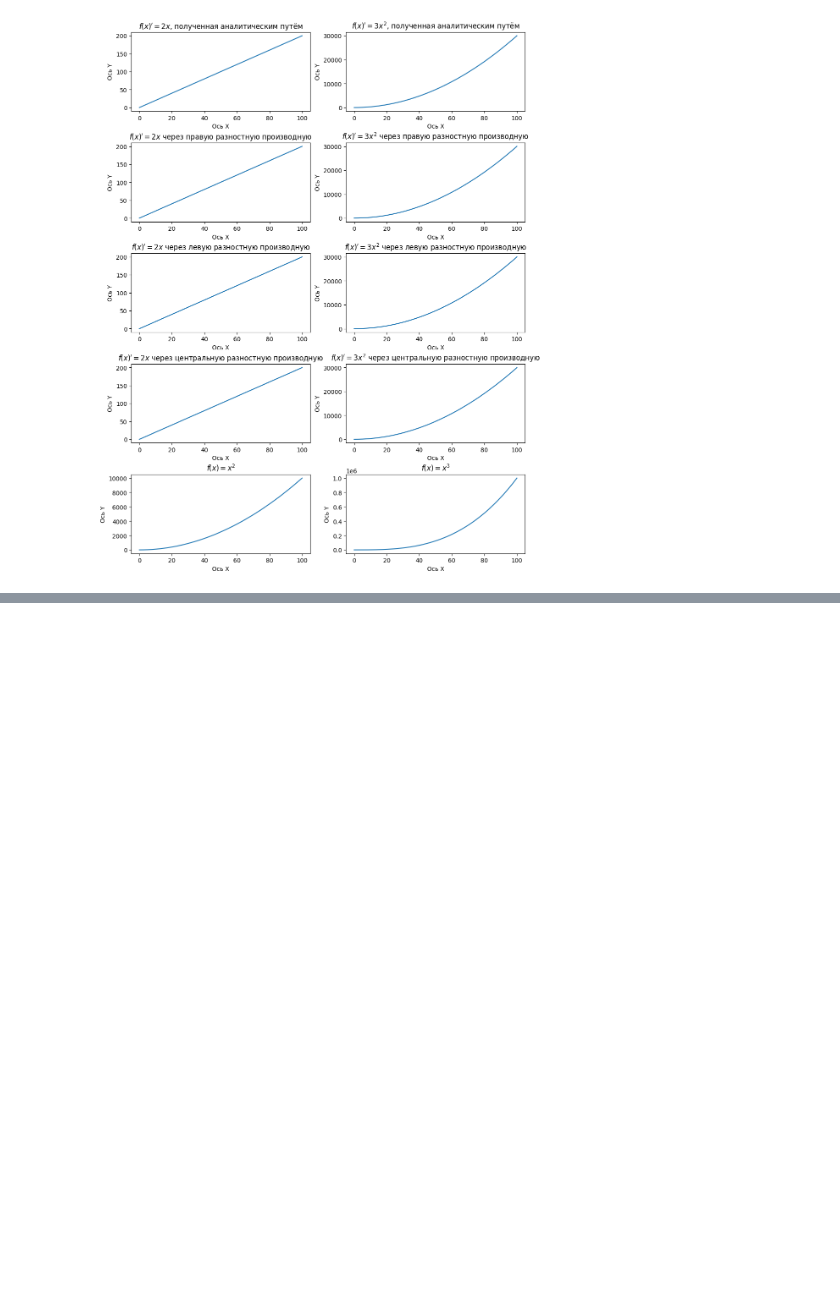
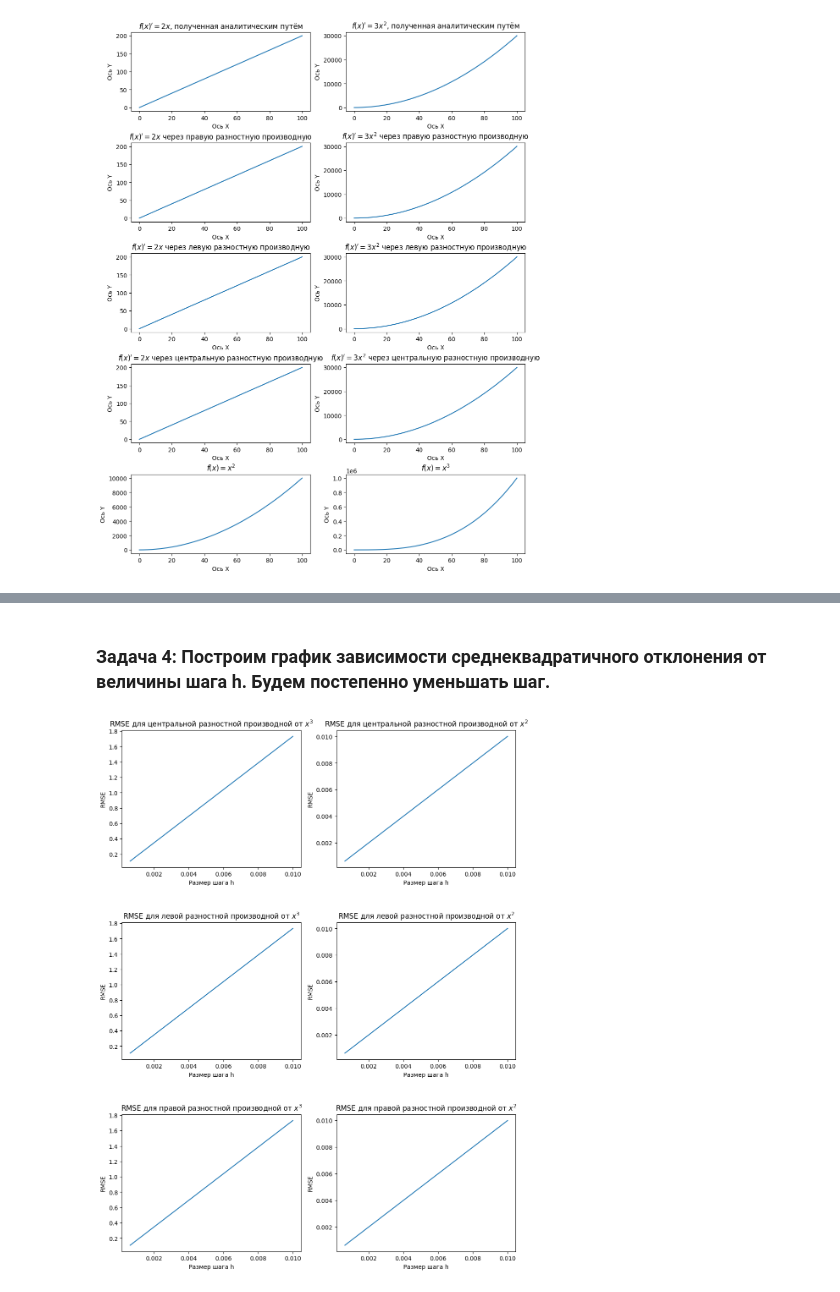
Before and after one commit to Dforgeek/ITMO-Applied-Math-4-sem, a Jupyter notebook: lab1/lab1.ipynb, the cells around one changed output, grey strips where cells are left out. Drawn from its saved outputs; the diff is of its cells as text; code cells hidden in the pictures; blank space fills up the shorter version.

```diff
--- a/lab1/lab1.ipynb
+++ b/lab1/lab1.ipynb
@@ -11,21 +10,15 @@
 import numpy as np
 
 
-def right_derivation(f, x_values, step):
-    ans = []
-    for x in x_values:
-        ans.append((f(x + step) - f(x)) / step)
-    return ans
+def right_deriv(f, x_values, step):
+    return [(f(x + step) - f(x)) / step for x in x_values]
 
 
-def left_derivation(f, x_values, step):
-    ans = []
-    for x in x_values:
-        ans.append((f(x) - f(x - step)) / step)
-    return ans
+def left_deriv(f, x_values, step):
+    return [(f(x) - f(x - step)) / step for x in x_values]
 
 
-def central_derivation(f, x_values, step):
+def central_deriv(f, x_values, step):
     ans = [(-3 * f(x_values[0]) + (4 * f(x_values[1])) - f(x_values[2])) / (2 * step)]
     for x in x_values[1:-1]:
         ans.append((f(x) - f(x - step)) / step)
@@ -42,7 +35,7 @@ def sqr_func(x):
     return x ** 2
 
 
-def cube_derivative(x):
+def cube_deriv(x):
     return 3 * (x ** 2)
 
 
@@ -138,0 +128,48 @@ rmse_values =
+# %% [markdown]
+### Задача 4: Построим график зависимости среднеквадратичного отклонения от величины шага h. Будем постепенно уменьшать шаг.
+# %%
+h_values = [h / 2 ** i for i in range(5)]
+rmse_central_cube = [RMSE(central_deriv(cube_func, np.linspace(a, b, round((b - a) / h_s)), h_s),
+                          cube_deriv(np.linspace(a, b, round((b - a) / h_s)))) for h_s in h_values]
+rmse_left_cube = [RMSE(left_deriv(cube_func, np.linspace(a, b, round((b - a) / h_s)), h_s),
+                       cube_deriv(np.linspace(a, b, round((b - a) / h_s)))) for h_s in h_values]
+rmse_right_cube = [RMSE(right_deriv(cube_func, np.linspace(a, b, round((b - a) / h_s)), h_s),
+                        cube_deriv(np.linspace(a, b, round((b - a) / h_s)))) for h_s in h_values]
+
+rmse_central_sqr = [RMSE(central_deriv(sqr_func, np.linspace(a, b, round((b - a) / h_s)), h_s),
+                         sqr_derivative(np.linspace(a, b, round((b - a) / h_s)))) for h_s in h_values]
+rmse_left_sqr = [RMSE(left_deriv(sqr_func, np.linspace(a, b, round((b - a) / h_s)), h_s),
+                      sqr_derivative(np.linspace(a, b, round((b - a) / h_s)))) for h_s in h_values]
+rmse_right_sqr = [RMSE(right_deriv(sqr_func, np.linspace(a, b, round((b - a) / h_s)), h_s),
+                       sqr_derivative(np.linspace(a, b, round((b - a) / h_s)))) for h_s in h_values]
+
+fig, axs = plt.subplots(3, 2)
+fig.set_figheight(16)
+fig.set_figwidth(12)
+fig.subplots_adjust(hspace=0.4)
+
+axs[0][0].plot(h_values, rmse_central_cube)
+axs[0][0].set_title(r"RMSE для центральной разностной производной от $x^3$")
+
+axs[1][0].plot(h_values, rmse_left_cube)
+axs[1][0].set_title(r"RMSE для левой разностной производной от $x^3$")
+
+axs[2][0].plot(h_values, rmse_right_cube)
+axs[2][0].set_title(r"RMSE для правой разностной производной от $x^3$")
+
+axs[0][1].plot(h_values, rmse_central_sqr)
+axs[0][1].set_title(r"RMSE для центральной разностной производной от $x^2$")
+
+axs[1][1].plot(h_values, rmse_left_sqr)
+axs[1][1].set_title(r"RMSE для левой разностной производной от $x^2$")
+
+axs[2][1].plot(h_values, rmse_right_sqr)
+axs[2][1].set_title(r"RMSE для правой разностной производной от $x^2$")
+
+for ax in axs.flat:
+    ax.set_xlabel("Размер шага h")
+    ax.set_ylabel("RMSE")
+
+plt.show()
+# %% [output]
+[figure, added]
```
Also changed, not shown: parts of 19 cells of this notebook.
